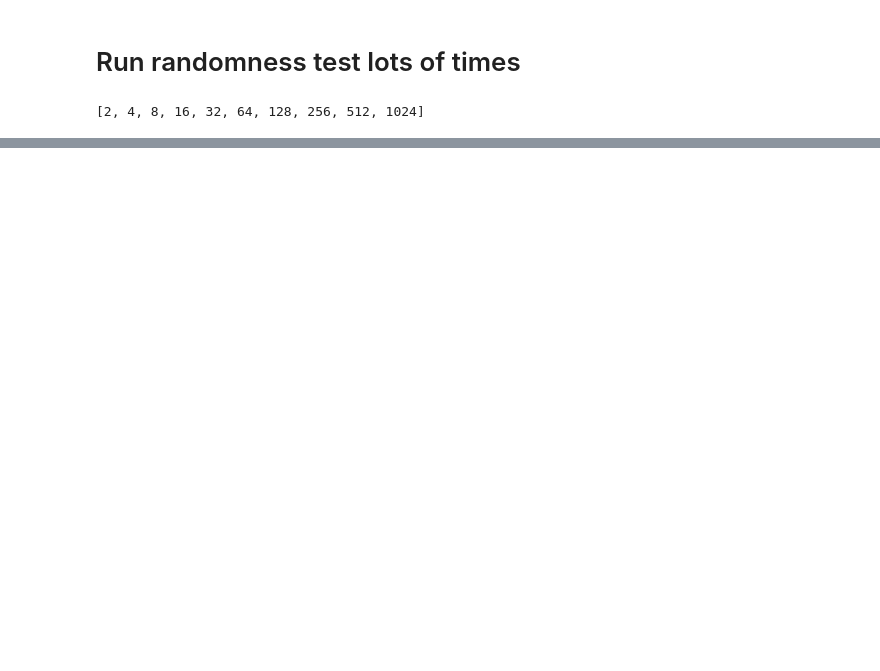
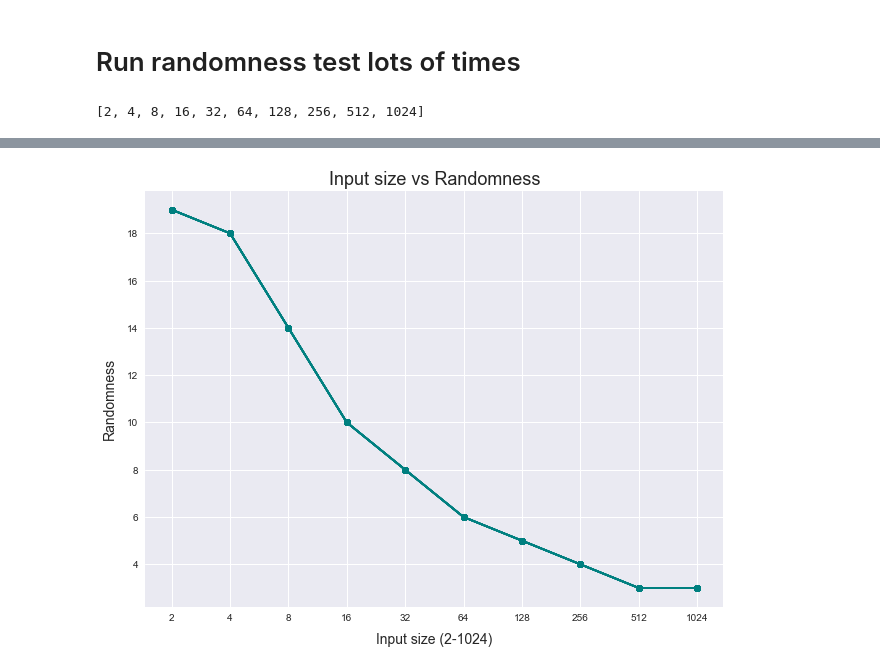
Before and after one commit to nareshram256/Cryptography, a Jupyter notebook: Assignment 3/myRC4.ipynb, the cells around one changed output, grey strips where cells are left out. Saved outputs shown, nothing was run; the diff lists cells and outputs as text; code cells hidden in the pictures; blank space fills up the shorter version.

```diff
--- a/Assignment 3/myRC4.ipynb
+++ b/Assignment 3/myRC4.ipynb
@@ -196,0 +207,23 @@ plt.show()
+# %%
+def plot_size_vs_randomness(r_dict:dict):
+    indices = [2**j for j in range(1, 11)]
+    fig = plt.figure(figsize=(10,8))
+
+    y_values = []
+    for idx in indices:
+        y_values.append(np.round(np.mean(r_dict[idx])))
+
+    for i, idx in enumerate(indices):
+        plt.plot(range(len(indices)), y_values, color='teal', marker='o')
+
+    plt.xticks(range(10), labels=indices)
+    # plt.ylim(0,15)
+    plt.title(f"Input size vs Randomness", fontsize=18)
+    plt.xlabel("Input size (2-1024)", fontsize=14, labelpad=10)
+    plt.ylabel("Randomness", fontsize=14, labelpad=10)
+    fig.tight_layout(pad=5)
+    plt.show()
+# %%
+plot_size_vs_randomness(r_dict)
+# %% [output]
+[figure, added]
```
Also changed, not shown: parts of 10 cells of this notebook, 4 other files.
